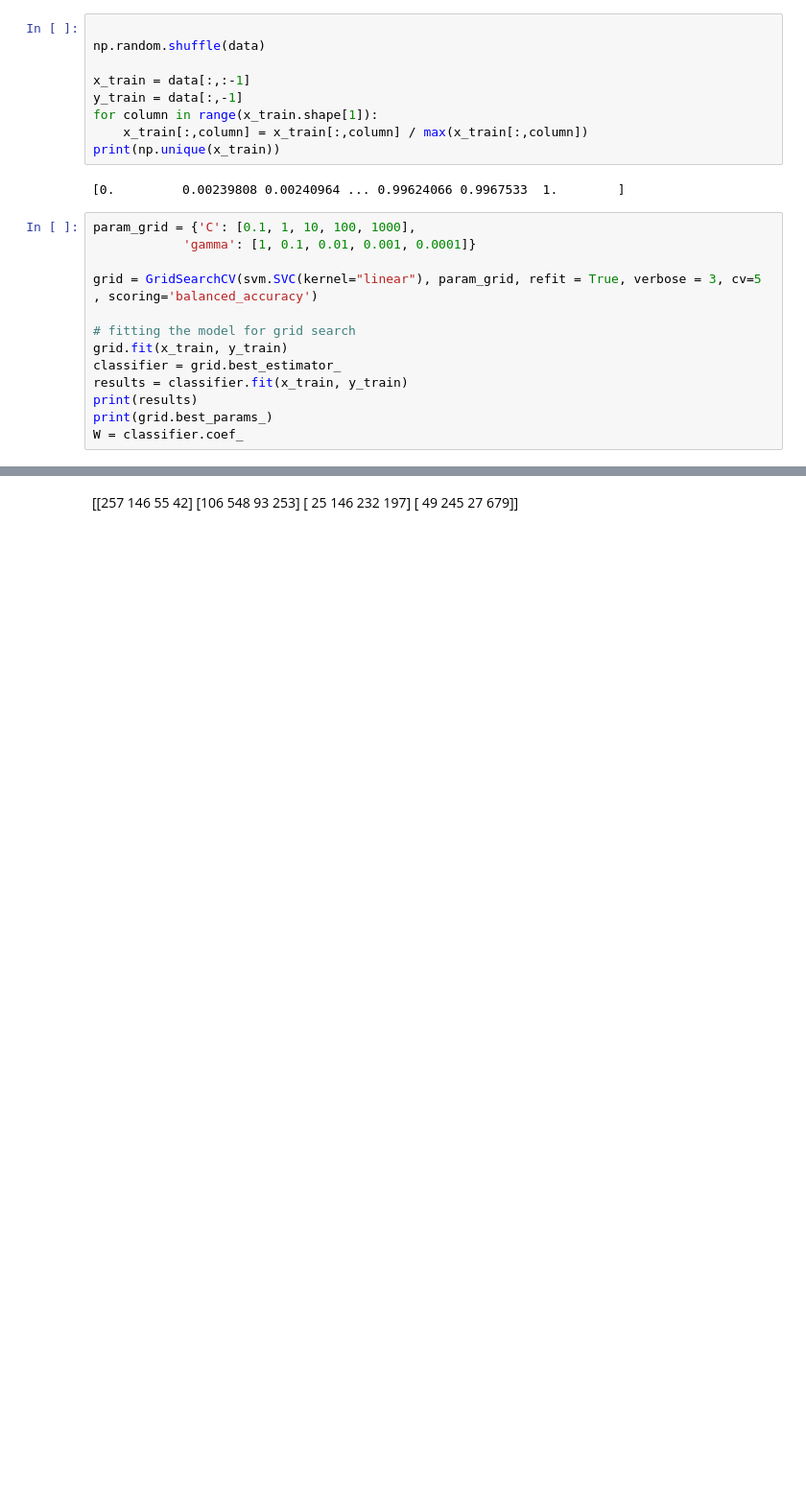
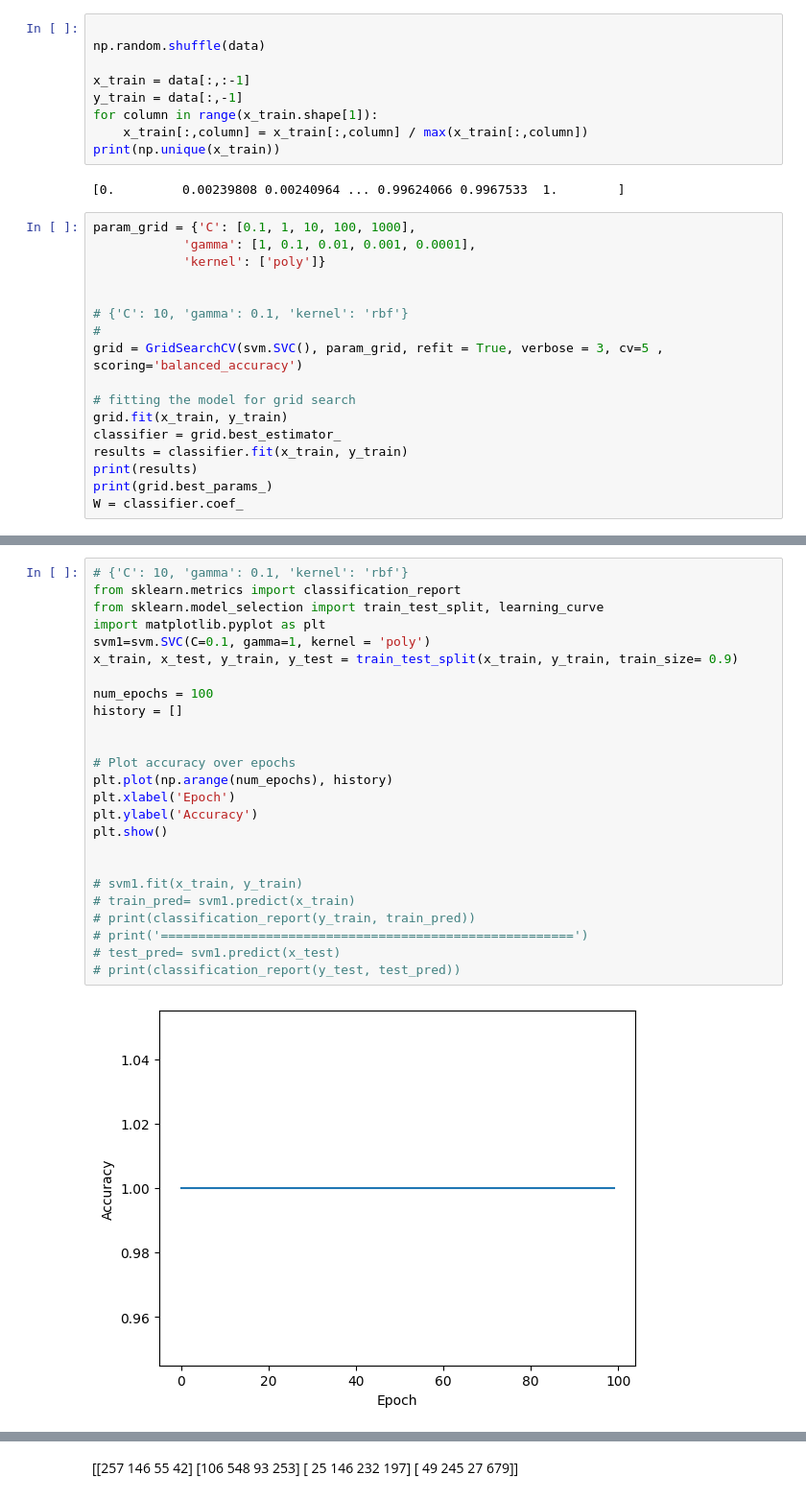
Before and after one commit to ChrisIoannidis4/MRI_Dictionary_Learning, a Jupyter notebook: pipeline.ipynb, the cells around one changed output, grey strips where cells are left out. Shown: that part at 96% size. Drawn from its saved outputs; the diff is of its cells as text; blank space fills up the shorter version.

```diff
--- a/pipeline.ipynb
+++ b/pipeline.ipynb
@@ -425,9 +427,13 @@ print(np.unique(x_train))
 [0.         0.00239808 0.00240964 ... 0.99624066 0.9967533  1.        ]
 # %%
 param_grid = {'C': [0.1, 1, 10, 100, 1000],
-            'gamma': [1, 0.1, 0.01, 0.001, 0.0001]}
+            'gamma': [1, 0.1, 0.01, 0.001, 0.0001],
+            'kernel': ['poly']}
 
-grid = GridSearchCV(svm.SVC(kernel="linear"), param_grid, refit = True, verbose = 3, cv=5 , scoring='balanced_accuracy')
+
+# {'C': 10, 'gamma': 0.1, 'kernel': 'rbf'}
+#
+grid = GridSearchCV(svm.SVC(), param_grid, refit = True, verbose = 3, cv=5 , scoring='balanced_accuracy')
 
 # fitting the model for grid search
 grid.fit(x_train, y_train)
@@ -456,0 +464,27 @@ SVC(C=1, gamma=1, kernel='linear')
+# %%
+# {'C': 10, 'gamma': 0.1, 'kernel': 'rbf'}
+from sklearn.metrics import classification_report
+from sklearn.model_selection import train_test_split, learning_curve
+import matplotlib.pyplot as plt
+svm1=svm.SVC(C=0.1, gamma=1, kernel = 'poly')
+x_train, x_test, y_train, y_test = train_test_split(x_train, y_train, train_size= 0.9)
+
+num_epochs = 100
+history = []
+
+
+# Plot accuracy over epochs
+plt.plot(np.arange(num_epochs), history)
+plt.xlabel('Epoch')
+plt.ylabel('Accuracy')
+plt.show()
+
+
+# svm1.fit(x_train, y_train)
+# train_pred= svm1.predict(x_train)
+# print(classification_report(y_train, train_pred))
+# print('=======================================================')
+# test_pred= svm1.predict(x_test)
+# print(classification_report(y_test, test_pred))
+# %% [output]
+[figure, added]
```
Also changed, not shown: parts of 4 cells of this notebook, 2 other files.
